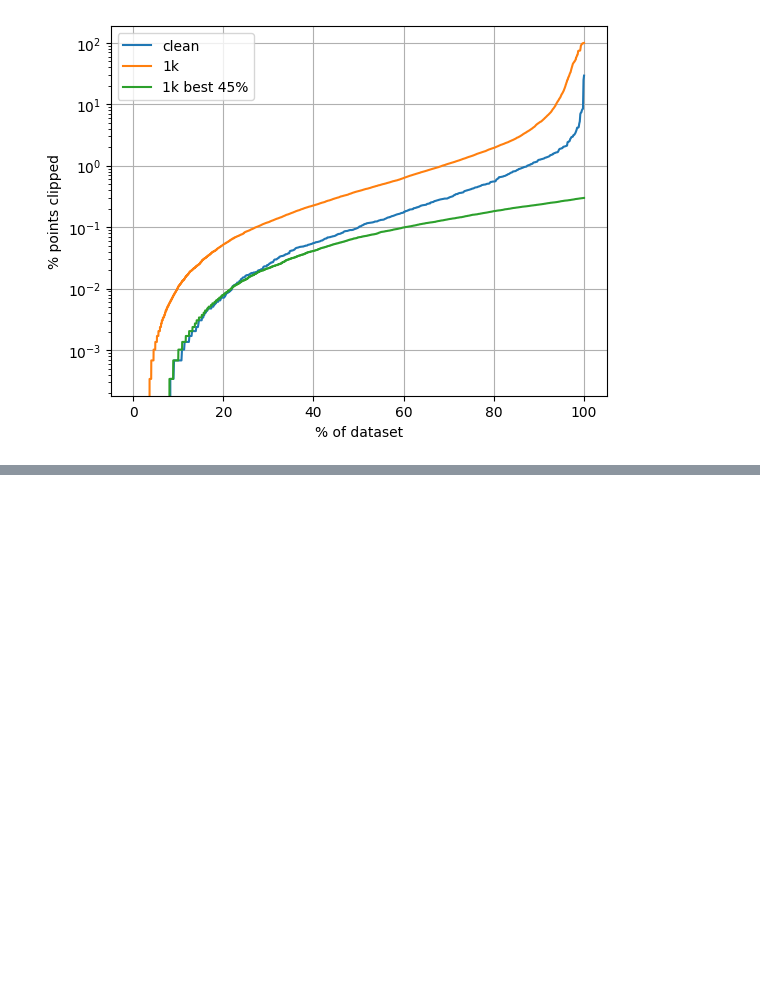
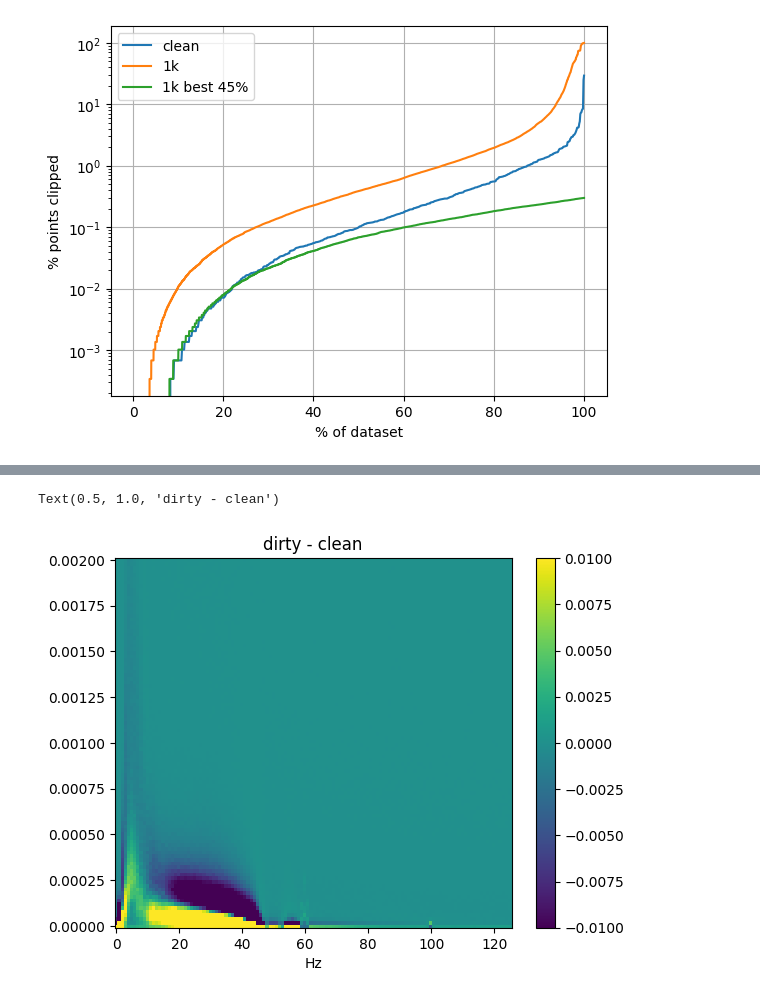
Before and after one commit to Skovorp/neural_foundation, a Jupyter notebook: src/jupyter/debug_1k.ipynb, the cells around one changed output, grey strips where cells are left out. Cells and saved outputs as stored; diff of their text form; code cells hidden in the pictures; blank space fills up the shorter version.

```diff
--- a/src/jupyter/debug_1k.ipynb
+++ b/src/jupyter/debug_1k.ipynb
@@ -98,0 +177,8 @@ torch.Size([850])
+# %%
+plt.pcolor(torch.arange(0, 126), torch.linspace(0, 2e-3, 100), (hist_2d_dirty - hist_2d_clean).T, vmax=0.01, vmin=-0.01)
+plt.colorbar()
+plt.xlabel('Hz')
+plt.title('dirty - clean')
+# %% [output]
+Text(0.5, 1.0, 'dirty - clean')
+[figure, added]
```
Also changed, not shown: parts of 5 cells of this notebook, 2 other files.
